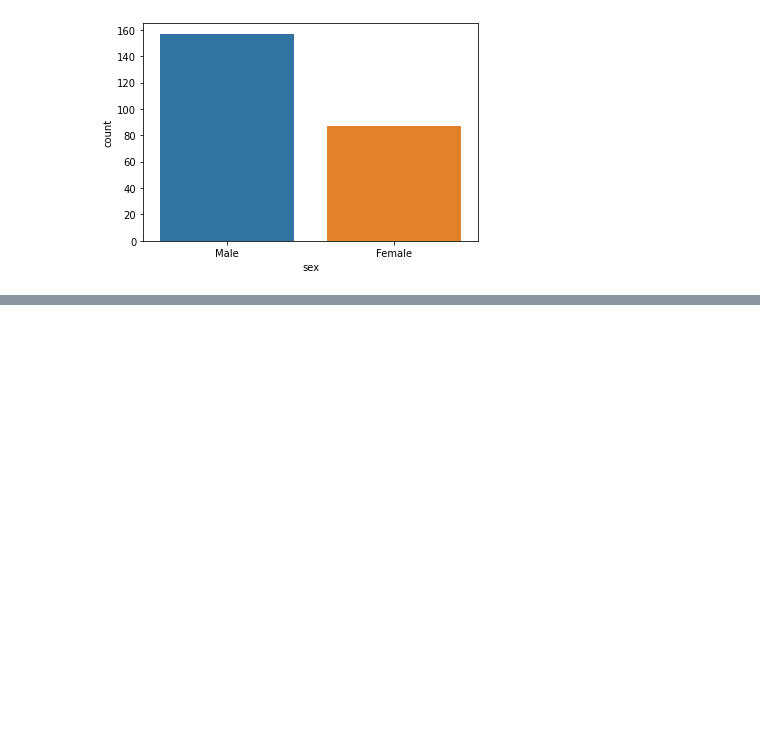
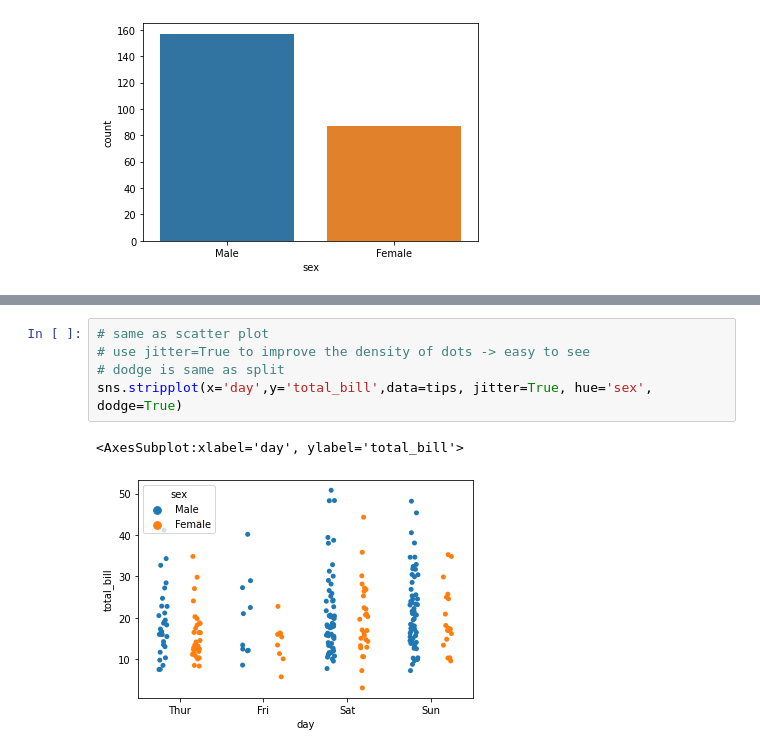
Before and after one commit to boyplus/Udemy-Python-DS-ML, a Jupyter notebook: Py_DS_ML/06-Data-Visualization-with-Seaborn/02-My-Categorical Plots.ipynb, the cells around one changed output, grey strips where cells are left out. Cells and saved outputs as stored; diff of their text form; blank space fills up the shorter version.

```diff
--- a/Py_DS_ML/06-Data-Visualization-with-Seaborn/02-My-Categorical Plots.ipynb
+++ b/Py_DS_ML/06-Data-Visualization-with-Seaborn/02-My-Categorical Plots.ipynb
@@ -37,0 +56,8 @@ sns.countplot(x='sex',data=tips)
+# %%
+# same as scatter plot
+# use jitter=True to improve the density of dots -> easy to see
+# dodge is same as split
+sns.stripplot(x='day',y='total_bill',data=tips, jitter=True, hue='sex', dodge=True)
+# %% [output]
+<AxesSubplot:xlabel='day', ylabel='total_bill'>
+[figure, added]
```
Also changed, not shown: parts of 4 cells of this notebook.
